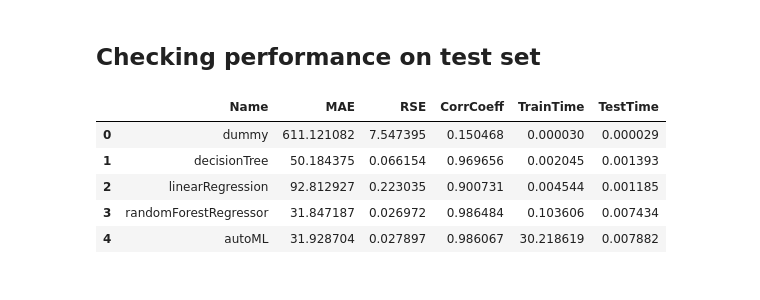
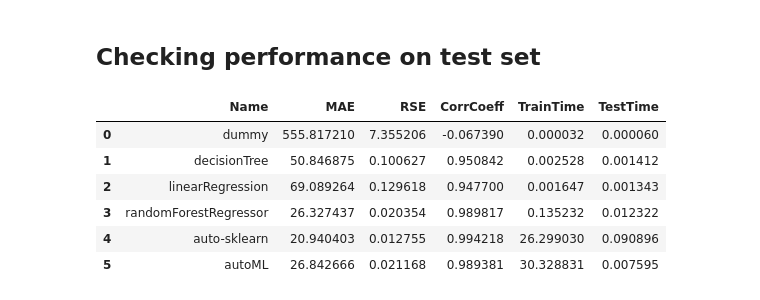
Before and after one commit to lexpk/autoML, a Jupyter notebook: fish.ipynb, the cells around one changed output. Saved outputs shown, nothing was run; the diff lists cells and outputs as text; code cells hidden in the pictures.

Commit message:
Adjusted Configuration, added autoML, refactor

```diff
--- a/fish.ipynb
+++ b/fish.ipynb
@@ -84,8 +85,13 @@ regressors = {
     "decisionTree": sk.tree.DecisionTreeRegressor(),
     "linearRegression": sk.linear_model.LinearRegression(),
     "randomForestRegressor": sk.ensemble.RandomForestRegressor(),
+    "auto-sklearn" : AutoSklearnRegressor(
+        time_left_for_this_task = 60,
+        per_run_time_limit = 10,
+        n_jobs=-1
+    ),
     # our regressors
-    "autoML": AutoML(fitting_time=30),
+    "autoML": AutoML(fitting_time=60, n_jobs=-1),
 }
 # %% [markdown]
 ## Check training performance
@@ -211,25 +220,31 @@ def get_test_performance(regressor, X, y):
 # %%
 X_test = pd.get_dummies(test.drop("Weight", axis=1), columns=["Species"])
 y_test = test["Weight"]
 
 X_train = pd.get_dummies(train.drop("Weight", axis=1), columns=["Species"])
 y_train = train["Weight"]
+
+missing_cols = set(X_train.columns) - set(X_test.columns)
+for c in missing_cols:
+    X_test[c] = 0
+X_test = X_test[X_train.columns]
 
 test_performance = []
 for name in regressors:
     regressor = regressors[name]
     train_t = time()
     regressor.fit(X_train, y_train)
     train_t = time() - train_t
     mae, rse, corr, test_t = get_test_performance(regressor, X_test, y_test)
     test_performance.append((name, mae, rse, corr, train_t, test_t))
 
 test_stats = pd.DataFrame(test_performance, columns=["Name", "MAE", "RSE", "CorrCoeff", "TrainTime", "TestTime"])
 test_stats
 # %% [output]
 |  | Name | MAE | RSE | CorrCoeff | TrainTime | TestTime |
-| 0 | dummy | 611.121082 | 7.547395 | 0.150468 | 0.000030 | 0.000029 |
-| 1 | decisionTree | 50.184375 | 0.066154 | 0.969656 | 0.002045 | 0.001393 |
-| 2 | linearRegression | 92.812927 | 0.223035 | 0.900731 | 0.004544 | 0.001185 |
-| 3 | randomForestRegressor | 31.847187 | 0.026972 | 0.986484 | 0.103606 | 0.007434 |
-| 4 | autoML | 31.928704 | 0.027897 | 0.986067 | 30.218619 | 0.007882 |
+| 0 | dummy | 555.817210 | 7.355206 | -0.067390 | 0.000032 | 0.000060 |
+| 1 | decisionTree | 50.846875 | 0.100627 | 0.950842 | 0.002528 | 0.001412 |
+| 2 | linearRegression | 69.089264 | 0.129618 | 0.947700 | 0.001647 | 0.001343 |
+| 3 | randomForestRegressor | 26.327437 | 0.020354 | 0.989817 | 0.135232 | 0.012322 |
+| 4 | auto-sklearn | 20.940403 | 0.012755 | 0.994218 | 26.299030 | 0.090896 |
+| 5 | autoML | 26.842666 | 0.021168 | 0.989381 | 30.328831 | 0.007595 |
```
Also changed, not shown: parts of 9 cells of this notebook, 3 other files.
